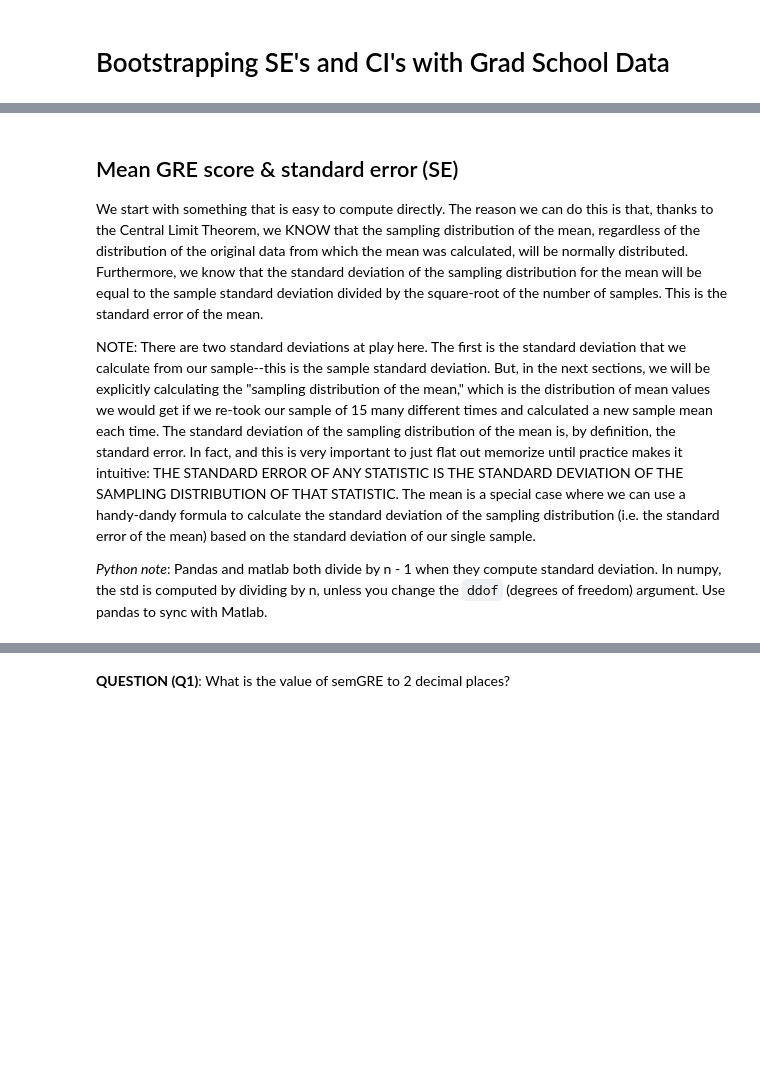
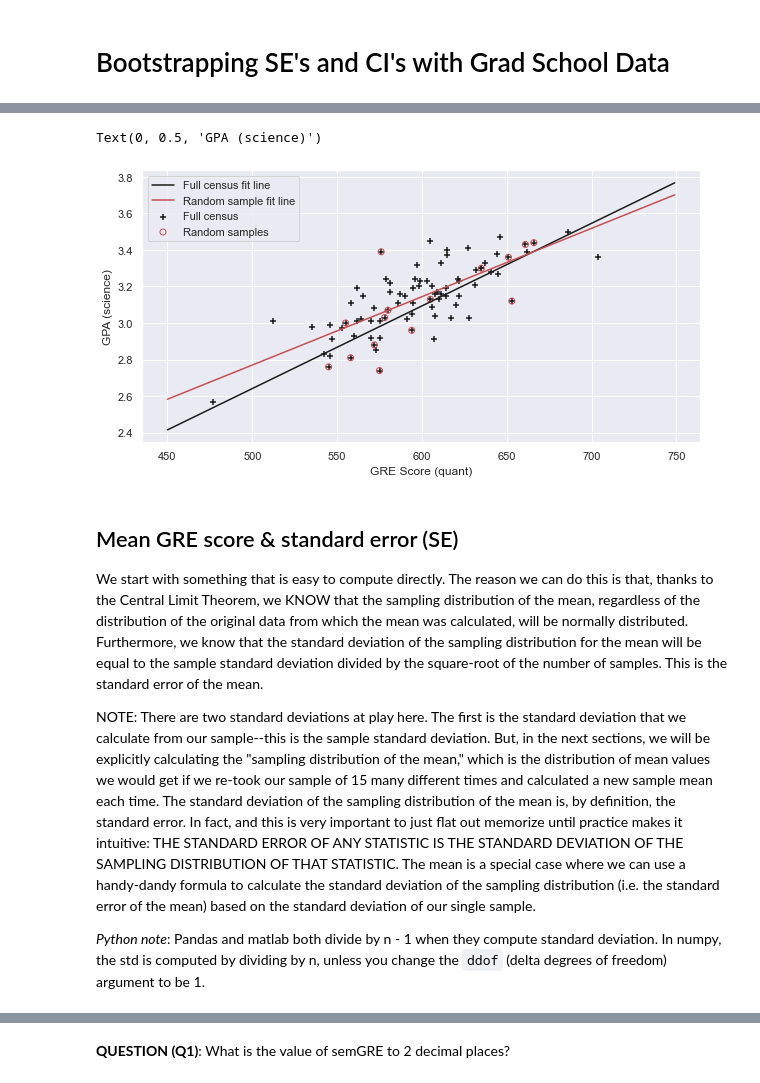
Before and after one commit to jonahpearl/TAD_python, a Jupyter notebook: notebooks/TAD_Week2_etBootStrapIntro_Student.ipynb, the cells around one changed output, grey strips where cells are left out. Drawn from its saved outputs; the diff is of its cells as text; code cells hidden in the pictures; blank space fills up the shorter version.

Commit message:
no pandas notebook for week 2

```diff
--- a/notebooks/TAD_Week2_etBootStrapIntro_Student.ipynb
+++ b/notebooks/TAD_Week2_etBootStrapIntro_Student.ipynb
@@ -92,3 +88,36 @@ ax.set(xlabel = 'GRE Score (quant)', ylabel = 'GPA (science)');
+# %%
+# Run a simple linear regression on GPA vs GRE
+# See: https://numpy.org/doc/stable/reference/generated/numpy.linalg.lstsq.html
+
+A = np.vstack([ds15[:,GRE_COL], np.ones(ds15.shape[0])]).T
+ds15_slope, ds15_intercept = np.linalg.lstsq(A, ds15[:,GPA_COL], rcond=None)[0]
+
+A = np.vstack([ds82[:,GRE_COL], np.ones(ds82.shape[0])]).T
+ds82_slope, ds82_intercept = np.linalg.lstsq(A, ds82[:,GPA_COL], rcond=None)[0]
+# %%
+# Plot the results
+
+# Make the figure
+plt.figure(figsize=(10,5))
+
+# Plot the raw data
+plt.scatter(ds82[:,GRE_COL], ds82[:,GPA_COL], marker='+', color='k', label='Full census')
+plt.scatter(ds15[:,GRE_COL], ds15[:,GPA_COL], marker='o', color='r', facecolor='none', label='Random samples')
+
+# Plot the fit lines
+xvals = np.arange(450,750)
+plt.plot(xvals, xvals*ds15_slope + ds15_intercept, 'k', label='Full census fit line')
+plt.plot(xvals, xvals*ds82_slope + ds82_intercept, 'r', label='Random sample fit line')
+
+# Add legend based on our assigned labels
+plt.legend()
+
+# Label axes
+plt.xlabel('GRE Score (quant)')
+plt.ylabel('GPA (science)')
+# %% [output]
+Text(0, 0.5, 'GPA (science)')
+[figure, added]
 # %% [markdown]
 ## Mean GRE score & standard error (SE)
 We start with something that is easy to compute directly. The reason we
@@ -115,5 +144,5 @@ use a handy-dandy formula to calculate the standard deviation of the
 sampling distribution (i.e. the standard error of the mean) based on the
 standard deviation of our single sample.
 
-*Python note*: Pandas and matlab both divide by n - 1 when they compute standard deviation. In numpy, the std is computed by dividing by n, unless you change the `ddof` (degrees of freedom) argument. Use pandas to sync with Matlab.
+*Python note*: Pandas and matlab both divide by n - 1 when they compute standard deviation. In numpy, the std is computed by dividing by n, unless you change the `ddof` (delta degrees of freedom) argument to be 1.
 # %%
```
Also changed, not shown: parts of 47 cells of this notebook.
